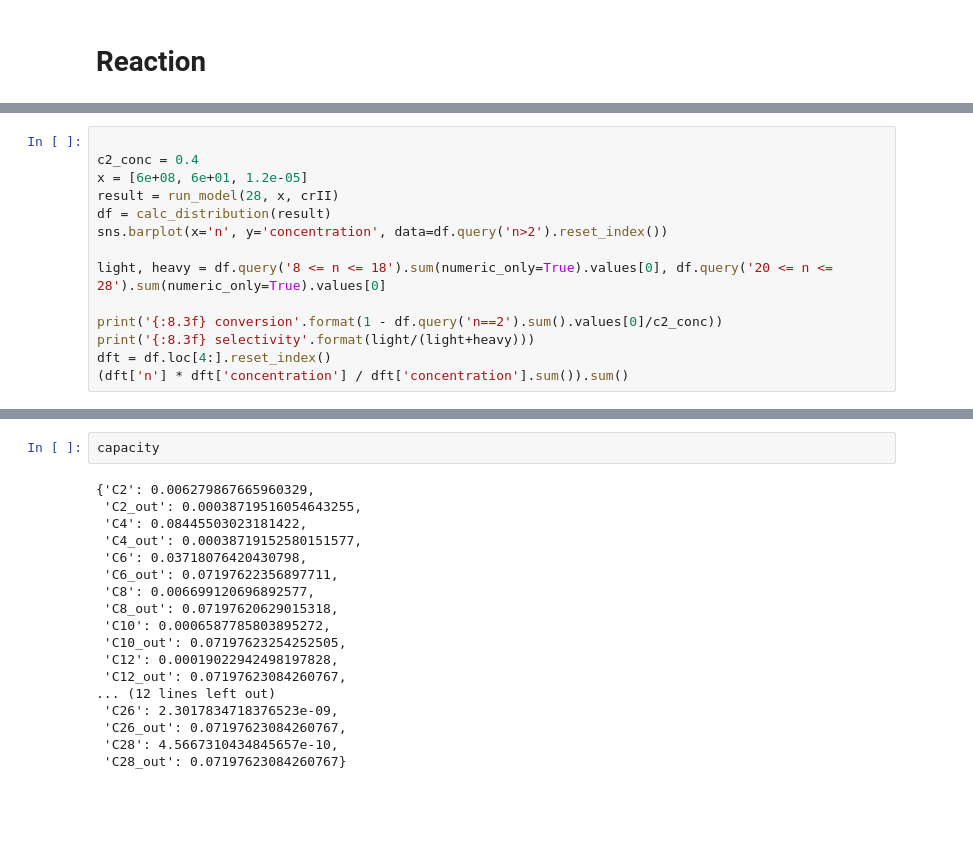
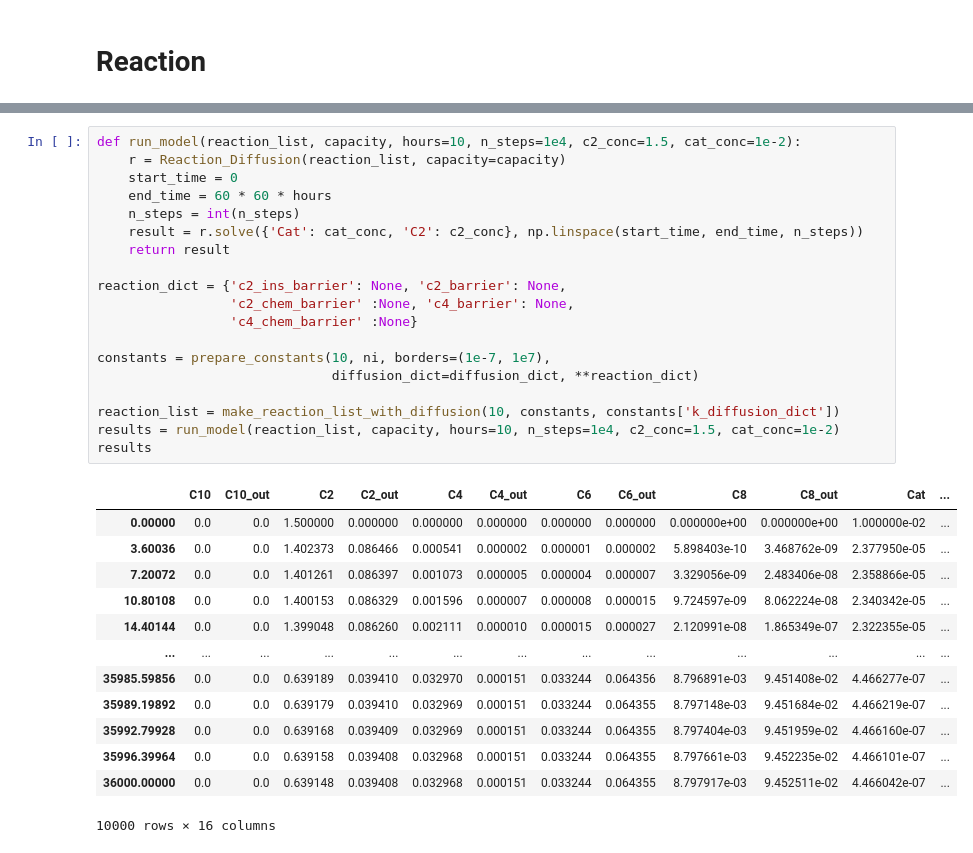
Before and after one commit to aleksandravdoshin/master_equation_solver, a Jupyter notebook: notebooks/Simulate_distribution.ipynb, the cells around one changed output, grey strips where cells are left out. Cells and saved outputs as stored; diff of their text form; blank space fills up the shorter version.

```diff
--- a/notebooks/Simulate_distribution.ipynb
+++ b/notebooks/Simulate_distribution.ipynb
@@ -265,14 +250,0 @@ make_reaction_list(6, crII, k_ads=666, diffusion_dict=diffusion_dict,
-# %%
-
-c2_conc = 0.4
-x = [6e+08, 6e+01, 1.2e-05]
-result = run_model(28, x, crII)
-df = calc_distribution(result)
-sns.barplot(x='n', y='concentration', data=df.query('n>2').reset_index())
-
-light, heavy = df.query('8 <= n <= 18').sum(numeric_only=True).values[0], df.query('20 <= n <= 28').sum(numeric_only=True).values[0]
-
-print('{:8.3f} conversion'.format(1 - df.query('n==2').sum().values[0]/c2_conc))
-print('{:8.3f} selectivity'.format(light/(light+heavy)))
-dft = df.loc[4:].reset_index()
-(dft['n'] * dft['concentration'] / dft['concentration'].sum()).sum()
@@ -387,20 +251,33 @@ C28_out: distr: 0.07198, capacity: 0.07198
-# %%
-capacity
-# %% [output]
-{'C2': 0.006279867665960329,
- 'C2_out': 0.00038719516054643255,
- 'C4': 0.08445503023181422,
- 'C4_out': 0.00038719152580151577,
- 'C6': 0.03718076420430798,
- 'C6_out': 0.07197622356897711,
- 'C8': 0.006699120696892577,
- 'C8_out': 0.07197620629015318,
- 'C10': 0.0006587785803895272,
- 'C10_out': 0.07197623254252505,
- 'C12': 0.00019022942498197828,
- 'C12_out': 0.07197623084260767,
-... (12 lines left out)
- 'C26': 2.3017834718376523e-09,
- 'C26_out': 0.07197623084260767,
- 'C28': 4.5667310434845657e-10,
- 'C28_out': 0.07197623084260767}
+# %%
+def run_model(reaction_list, capacity, hours=10, n_steps=1e4, c2_conc=1.5, cat_conc=1e-2):
+    r = Reaction_Diffusion(reaction_list, capacity=capacity)
+    start_time = 0
+    end_time = 60 * 60 * hours
+    n_steps = int(n_steps)
+    result = r.solve({'Cat': cat_conc, 'C2': c2_conc}, np.linspace(start_time, end_time, n_steps))
+    return result
+
+reaction_dict = {'c2_ins_barrier': None, 'c2_barrier': None,
+                 'c2_chem_barrier' :None, 'c4_barrier': None,
+                 'c4_chem_barrier' :None}
+
+constants = prepare_constants(10, ni, borders=(1e-7, 1e7),
+                              diffusion_dict=diffusion_dict, **reaction_dict)
+
+reaction_list = make_reaction_list_with_diffusion(10, constants, constants['k_diffusion_dict'])
+results = run_model(reaction_list, capacity, hours=10, n_steps=1e4, c2_conc=1.5, cat_conc=1e-2)
+results
+# %% [output]
+|  | C10 | C10_out | C2 | C2_out | C4 | C4_out | C6 | C6_out | C8 | C8_out | Cat | ... |
+| 0.00000 | 0.0 | 0.0 | 1.500000 | 0.000000 | 0.000000 | 0.000000 | 0.000000 | 0.000000 | 0.000000e+00 | 0.000000e+00 | 1.000000e-02 | ... |
+| 3.60036 | 0.0 | 0.0 | 1.402373 | 0.086466 | 0.000541 | 0.000002 | 0.000001 | 0.000002 | 5.898403e-10 | 3.468762e-09 | 2.377950e-05 | ... |
+| 7.20072 | 0.0 | 0.0 | 1.401261 | 0.086397 | 0.001073 | 0.000005 | 0.000004 | 0.000007 | 3.329056e-09 | 2.483406e-08 | 2.358866e-05 | ... |
+| 10.80108 | 0.0 | 0.0 | 1.400153 | 0.086329 | 0.001596 | 0.000007 | 0.000008 | 0.000015 | 9.724597e-09 | 8.062224e-08 | 2.340342e-05 | ... |
+| 14.40144 | 0.0 | 0.0 | 1.399048 | 0.086260 | 0.002111 | 0.000010 | 0.000015 | 0.000027 | 2.120991e-08 | 1.865349e-07 | 2.322355e-05 | ... |
+| ... | ... | ... | ... | ... | ... | ... | ... | ... | ... | ... | ... | ... |
+| 35985.59856 | 0.0 | 0.0 | 0.639189 | 0.039410 | 0.032970 | 0.000151 | 0.033244 | 0.064356 | 8.796891e-03 | 9.451408e-02 | 4.466277e-07 | ... |
+| 35989.19892 | 0.0 | 0.0 | 0.639179 | 0.039410 | 0.032969 | 0.000151 | 0.033244 | 0.064355 | 8.797148e-03 | 9.451684e-02 | 4.466219e-07 | ... |
+| 35992.79928 | 0.0 | 0.0 | 0.639168 | 0.039409 | 0.032969 | 0.000151 | 0.033244 | 0.064355 | 8.797404e-03 | 9.451959e-02 | 4.466160e-07 | ... |
+| 35996.39964 | 0.0 | 0.0 | 0.639158 | 0.039408 | 0.032968 | 0.000151 | 0.033244 | 0.064355 | 8.797661e-03 | 9.452235e-02 | 4.466101e-07 | ... |
+| 36000.00000 | 0.0 | 0.0 | 0.639148 | 0.039408 | 0.032968 | 0.000151 | 0.033244 | 0.064355 | 8.797917e-03 | 9.452511e-02 | 4.466042e-07 | ... |
+10000 rows × 16 columns
```
Also changed, not shown: parts of 10 cells of this notebook, 4 other files.
